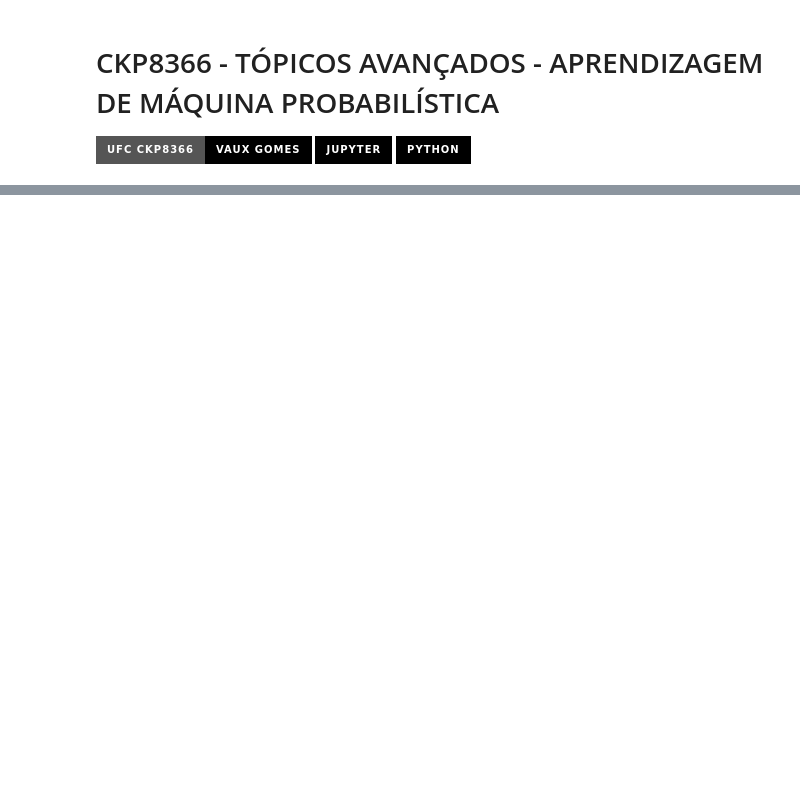
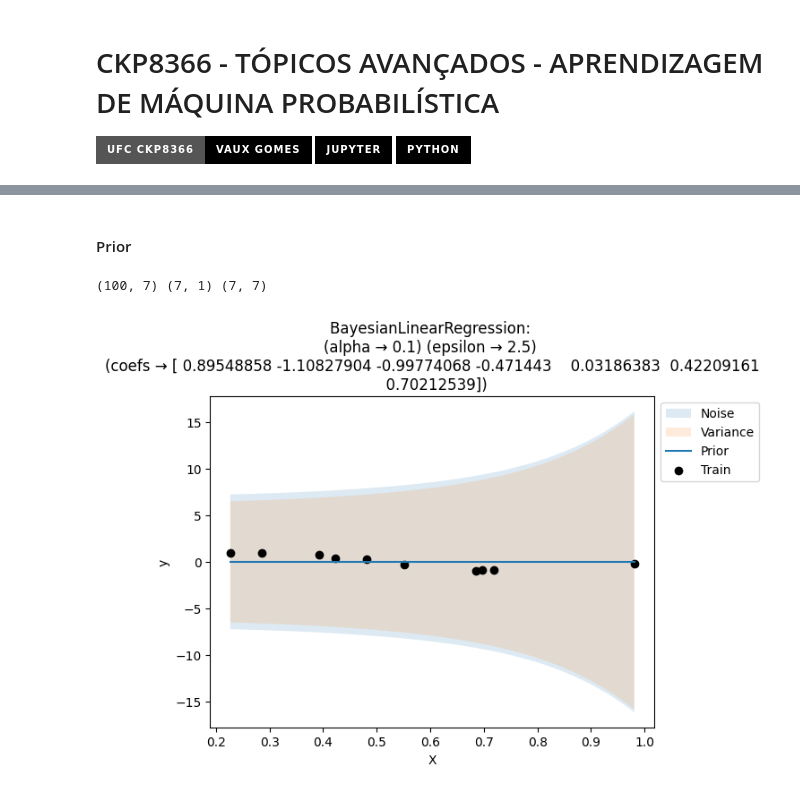
Before and after one commit to vauxgomes/ufc-ckp8366, a Jupyter notebook: listas/lista-2/main.ipynb, the cells around one changed output, grey strips where cells are left out. Saved outputs shown, nothing was run; the diff lists cells and outputs as text; code cells hidden in the pictures; badges without logos; blank space fills up the shorter version.

```diff
--- a/listas/lista-2/main.ipynb
+++ b/listas/lista-2/main.ipynb
@@ -116,0 +141,14 @@ plt.show()
+# %%
+ORDER = 6
+
+# Data
+data = np.genfromtxt('./files/polynomial_regression_data.csv', delimiter=',')
+
+# Separation
+X = data[:, :-1]
+y = data[:, -1:]
+
+# Build polynom
+polyX = build_polynom(X, order=ORDER)
+#
+X.shape, y.shape, polyX.shape
@@ -116,0 +159,4 @@ plt.show()
+# %%
+# Training
+bregr = BayesianLinearRegression(alpha=.1, epsilon=2.5)
+%time bregr.fit(polyX, y)
@@ -116,0 +166,29 @@ plt.show()
+# %% [markdown]
+#### Prior
+# %%
+# Prior
+X_test = np.linspace(X.min(), X.max(), 100)
+polyX_test = build_polynom(np.linspace(X.min(), X.max(), 100), order=ORDER)
+preds  = bregr.predict(polyX_test, use_prior=True)
+
+y_hat = preds[0].ravel()
+cov   = np.diag(preds[1])
+noise = np.diag(preds[2])
+
+# Debug
+# print(len(preds), y_hat.shape, cov.shape, noise.shape, X_test.shape)
+
+# Plot
+plt.fill_between(X_test, y_hat + (2 * np.sqrt(noise)), y_hat - (2 * np.sqrt(noise)), alpha=0.15, label='Noise')
+plt.fill_between(X_test, y_hat + (2 * np.sqrt(cov)  ), y_hat - (2 * np.sqrt(cov)  ), alpha=0.15, label='Variance')
+plt.plot(X_test, y_hat, label='Prior')
+plt.scatter(X, y, label="Train", color="black") # Real data
+
+plt.xlabel('X')
+plt.ylabel('y')
+plt.title(bregr)
+plt.legend(bbox_to_anchor=(1, 1), loc="upper left")
+plt.show()
+# %% [output]
+(100, 7) (7, 1) (7, 7)
+[figure, added]
```
Also changed, not shown: parts of 23 cells of this notebook.
